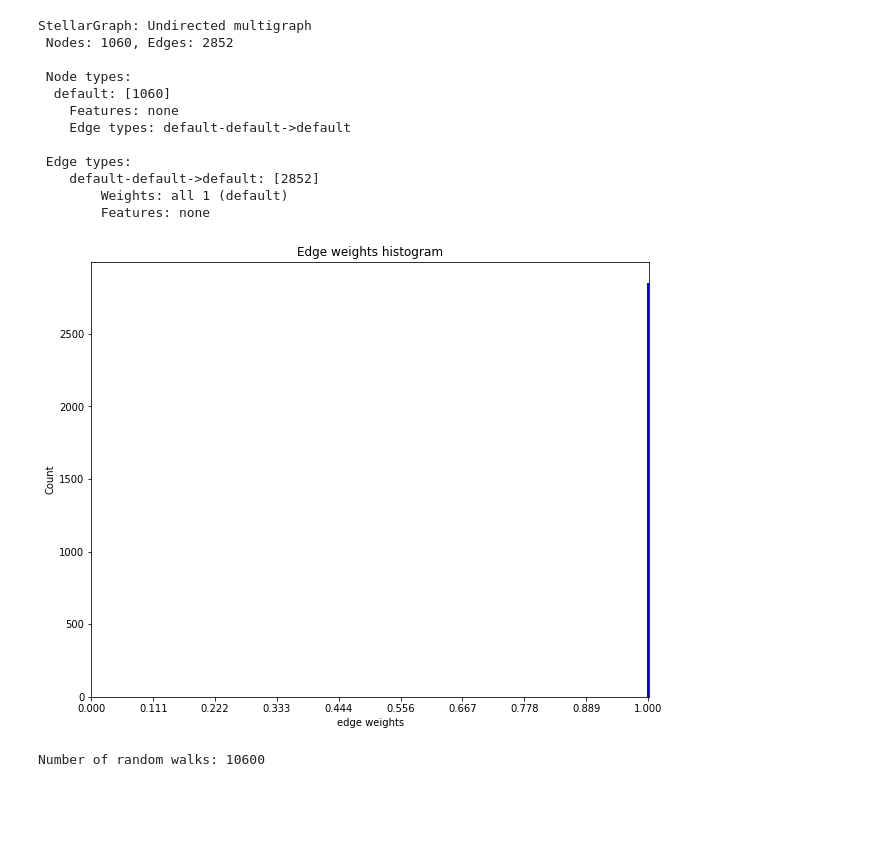
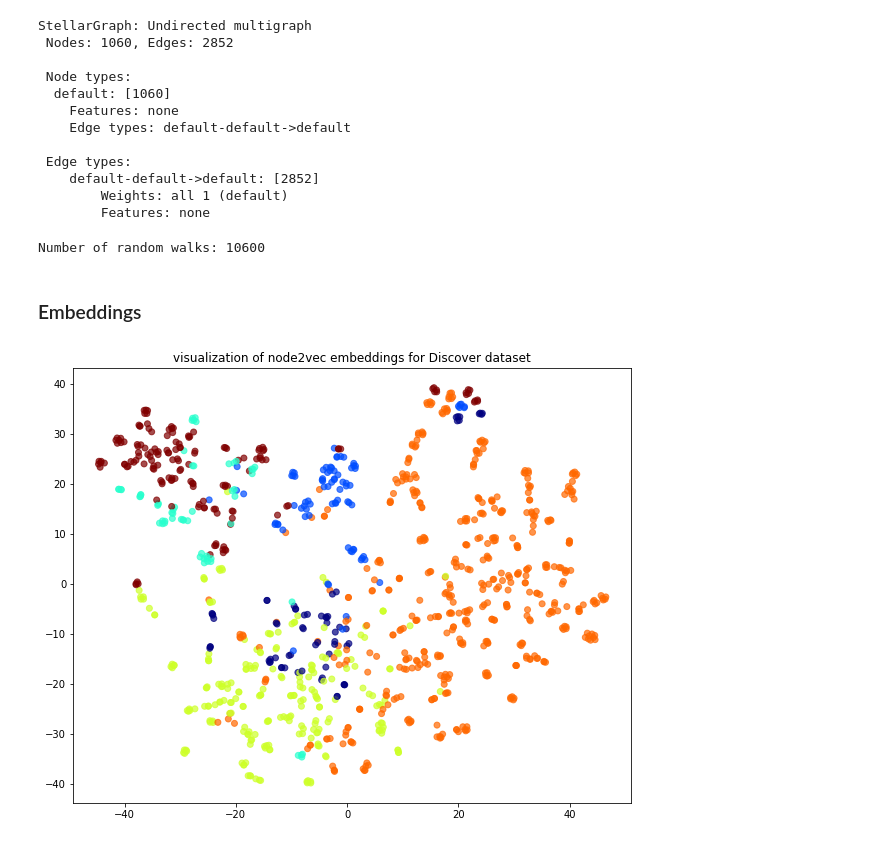
Before and after one commit to nindooAI/universe, a Jupyter notebook: n4j_node2Vec.ipynb, the cells around one changed output. Saved outputs shown, nothing was run; the diff lists cells and outputs as text; code cells hidden in the pictures; blank space fills up the shorter version.

```diff
--- a/n4j_node2Vec.ipynb
+++ b/n4j_node2Vec.ipynb
@@ -104,0 +108,14 @@ StellarGraph: Undirected multigraph
+# %%
+rw = sg.data.BiasedRandomWalk(graph)
+weighted_walks = rw.run(
+    nodes=graph.nodes(),  # root nodes
+    length=walk_length,  # maximum length of a random walk
+    n=10,  # number of random walks per root node
+    p=0.5,  # Defines (unormalised) probability, 1/p, of returning to source node
+    q=2.0,  # Defines (unormalised) probability, 1/q, for moving away from source node
+    weighted=True,  # for weighted random walks
+    seed=42,  # random seed fixed for reproducibility
+)
+print("Number of random walks: {}".format(len(weighted_walks)))
+# %% [output]
+Number of random walks: 10600
@@ -105,3 +129,25 @@ StellarGraph: Undirected multigraph
+# %% [markdown]
+### Embeddings
+# %%
+tsne = TSNE(n_components=2, random_state=42)
+weighted_node_embeddings_2d = tsne.fit_transform(weighted_node_embeddings)
+
+# draw the points
+alpha = 0.7
+
+plt.figure(figsize=(10, 8))
+plt.scatter(
+    weighted_node_embeddings_2d[:, 0],
+    weighted_node_embeddings_2d[:, 1],
+    c=node_targets.cat.codes,
+    cmap="jet",
+    alpha=0.7,
+)
+plt.title(
+    "visualization of node2vec embeddings for Discover dataset")
+plt.show()
+# %% [output]
+[figure, added]
 # %%
 # Retrieve node embeddings and corresponding subjects
 node_ids = weighted_model.wv.index2word  # list of node IDs
@@ -117,30 +159,0 @@ walk_length = 100  # maximum length of a random walk to use throughout this note
-# %%
-
-_, weights = graph.edges(include_edge_weight=True)
-
-wt, cnt = np.unique(weights, return_counts=True)
-
-plt.figure(figsize=(10, 8))
-plt.bar(wt, cnt, width=0.005, color="b")
-plt.title("Edge weights histogram")
-plt.ylabel("Count")
-plt.xlabel("edge weights")
-plt.xticks(np.linspace(0, 1, 10))
-
-plt.show()
-# %% [output]
-[figure, removed]
-# %%
-rw = sg.data.BiasedRandomWalk(graph)
-weighted_walks = rw.run(
-    nodes=graph.nodes(),  # root nodes
-    length=walk_length,  # maximum length of a random walk
-    n=10,  # number of random walks per root node
-    p=0.5,  # Defines (unormalised) probability, 1/p, of returning to source node
-    q=2.0,  # Defines (unormalised) probability, 1/q, for moving away from source node
-    weighted=True,  # for weighted random walks
-    seed=42,  # random seed fixed for reproducibility
-)
-print("Number of random walks: {}".format(len(weighted_walks)))
-# %% [output]
-Number of random walks: 10600
```
Also changed, not shown: parts of 17 cells of this notebook.
